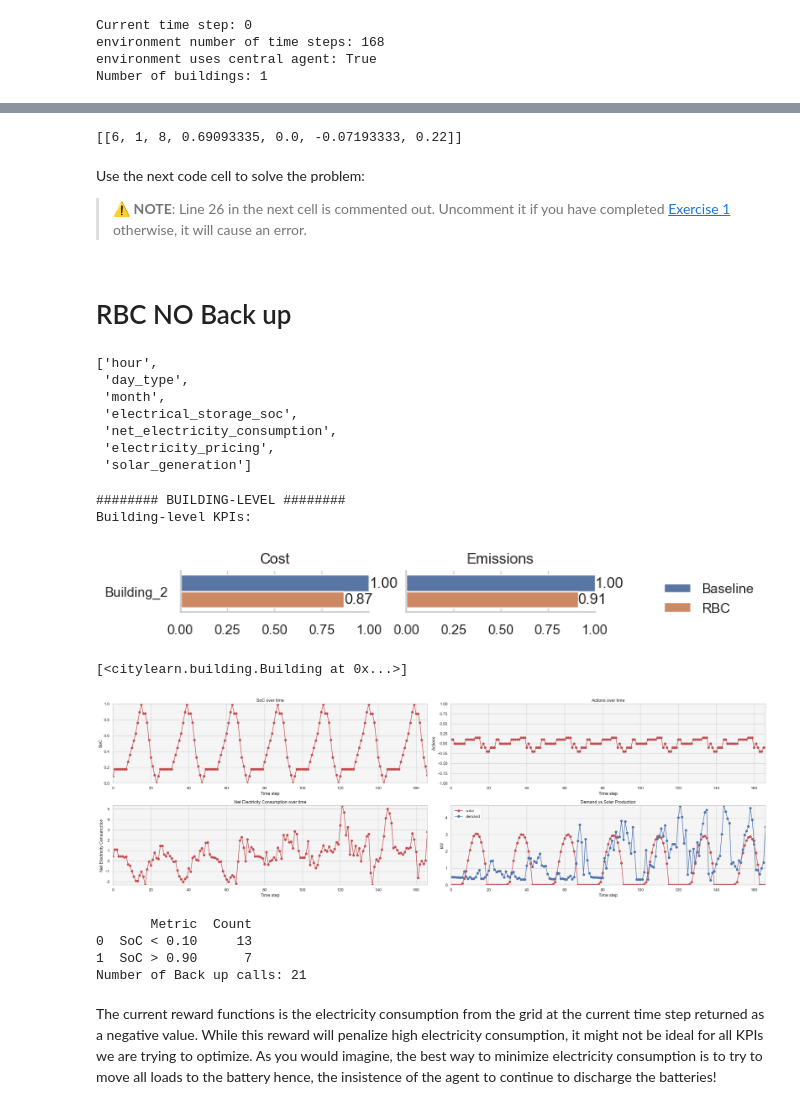
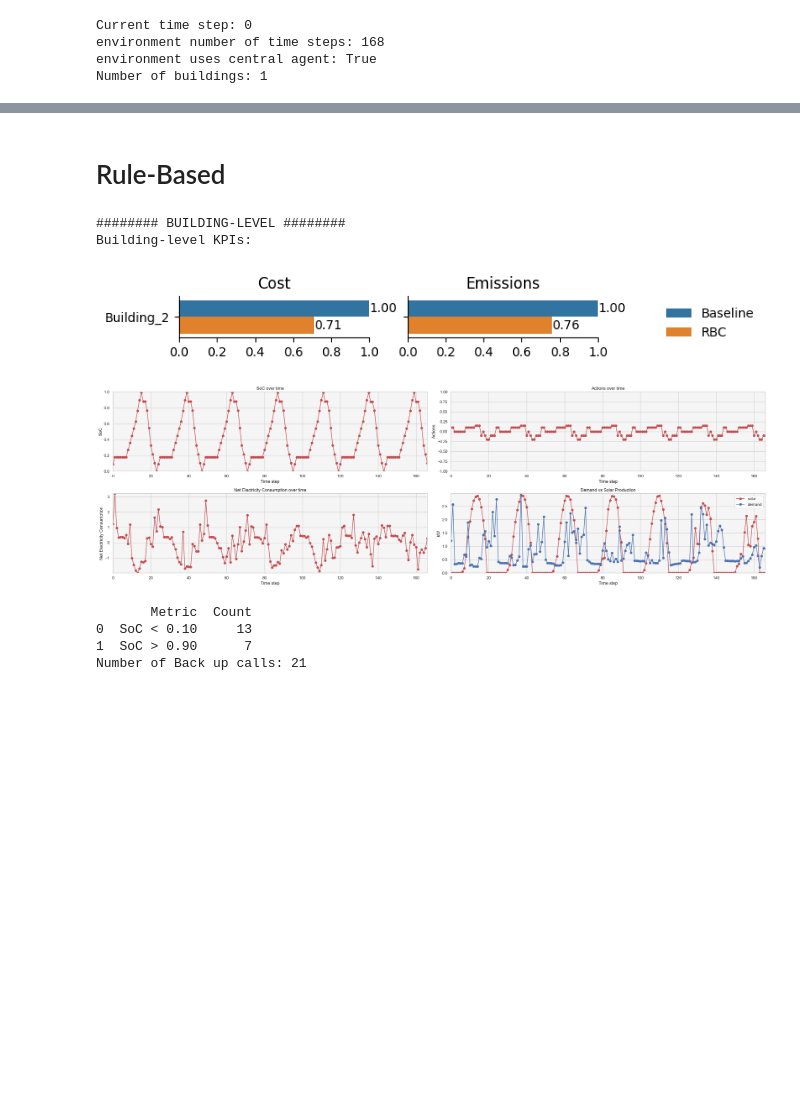
Before and after one commit to LeoBenac/Derms, a Jupyter notebook: derms.ipynb, the cells around one changed output, grey strips where cells are left out. Drawn from its saved outputs; the diff is of its cells as text; code cells hidden in the pictures; blank space fills up the shorter version.

```diff
--- a/derms.ipynb
+++ b/derms.ipynb
@@ -411,8 +340,3 @@ Table: Time-Of-Use rate plan ($/kWh).
 | 9 PM-8 AM | 0.21 | 0.21 | 0.20 | 0.20 |
 
 The electricity pricing time series is shown below. It has four fields including perfect forecast of the pricing 6, 12 and 24 hours ahead.
-# %%
-filename = schema['buildings'][building_name]['pricing']
-filepath = os.path.join(root_directory, filename)
-pricing_data = pd.read_csv(filepath)
-display(pricing_data.head())
@@ -507,8 +342,0 @@ plt.show()
-# %%
-fig, ax = plt.subplots(1, 1, figsize=(8, 2))
-x = carbon_intensity_data.index
-y = carbon_intensity_data['carbon_intensity']
-ax.plot(x, y)
-ax.set_xlabel('Time step')
-ax.set_ylabel('kg_CO2/kWh')
-plt.show()
@@ -1241,10 +948,7 @@ storage = building.electrical_storage
 i = 1
 while not baseline_env.terminated:
 
-    print(storage.soc[building.time_step])
 
-    if i > 8:
-      break
     i+=1
     # select actions from the model
     actions = baseline_model.predict(observations)
@@ -1275,24 +959,5 @@ ACTIVE_OBSERVATIONS
-# %%
-observations
-# %% [output]
-[[6, 1, 8, 0.69093335, 0.0, -0.07193333, 0.22]]
-# %% [markdown]
-Use the next code cell to solve the problem:
-
-> ⚠️ **NOTE**:
-> Line 26 in the next cell is commented out. Uncomment it if you have completed [Exercise 1](https://colab.research.google.com/drive/10X0l8FqB4P-gwj6tff-qJyGfU9ZcFScZ#scrollTo=D8fho9lwLmwE) otherwise, it will cause an error.
-# %% [markdown]
-# RBC NO Back up
-# %%
-ACTIVE_OBSERVATIONS
-# %% [output]
-['hour',
- 'day_type',
- 'month',
- 'electrical_storage_soc',
- 'net_electricity_consumption',
- 'electricity_pricing',
- 'solar_generation']
+# %% [markdown]
+# Rule-Based
 # %%
 # define action map
 soc_values_rbc =  []
@@ -1335,25 +1000,18 @@ action_map = {
 
 
 
-# # run inference
-# rbc_env = CityLearnEnv(
-#     DATASET_NAME,
-#     central_agent=CENTRAL_AGENT,
-#     buildings=BUILDINGS,
-#     active_observations=ACTIVE_OBSERVATIONS,
-#     simulation_start_time_step=SIMULATION_START_TIME_STEP,
-#     simulation_end_time_step=SIMULATION_END_TIME_STEP,
-# )
-
-
+# run inference
 rbc_env = CityLearnEnv(
     DATASET_NAME,
     central_agent=CENTRAL_AGENT,
     buildings=BUILDINGS,
     active_observations=ACTIVE_OBSERVATIONS,
-    simulation_start_time_step=EVAL_START_TIME_STEP,
-    simulation_end_time_step=EVAL_END_TIME_STEP,
+    simulation_start_time_step=SIMULATION_START_TIME_STEP,
+    simulation_end_time_step=SIMULATION_END_TIME_STEP,
 )
+
+
+
 
 
 rbc_model = HourRBC(rbc_env, action_map=action_map)
@@ -1426,38 +1084,34 @@ while not rbc_env.terminated:
 
 
 
 
     time_step = rbc_env.buildings[0].electrical_storage.time_step
     soc = rbc_env.buildings[0].electrical_storage.soc[storage.time_step]
 
 
 
 
     soc_values_rbc.append(soc)
     actions_rbc.append(actions[0][0])
 
     # if i >=2:
     #   break
 
     i+=1
 
     # break
 
 # display simulation summary
 plot_simulation_summary({
     'Baseline': baseline_env,
     # Uncomment line below if you have completed Exercise 1
     # 'Random': random_env,
     'RBC': rbc_env,
 })
 # %% [output]
 ######## BUILDING-LEVEL ########
 Building-level KPIs:
-[figure, old version]
+[figure, new version]
-# %%
-rbc_env.buildings
-# %% [output]
-[<citylearn.building.Building at 0x...>]
 # %%
 import numpy as np
 import matplotlib.pyplot as plt
@@ -1536,10 +1190,8 @@ print('Number of Back up calls:', nbr_back_up_call)
 latex_code = df.to_latex(index=False)
 # print(latex_code)
 # %% [output]
-[figure, old version]
+[figure, new version]
        Metric  Count
 0  SoC < 0.10     13
 1  SoC > 0.90      7
 Number of Back up calls: 21
-# %% [markdown]
-The current reward functions is the electricity consumption from the grid at the current time step returned as a negative value. While this reward will penalize high electricity consumption, it might not be ideal for all KPIs we are trying to optimize. As you would imagine, the best way to minimize electricity consumption is to try to move all loads to the battery hence, the insistence of the agent to continue to discharge the batteries!
```
Also changed, not shown: parts of 108 cells of this notebook.
